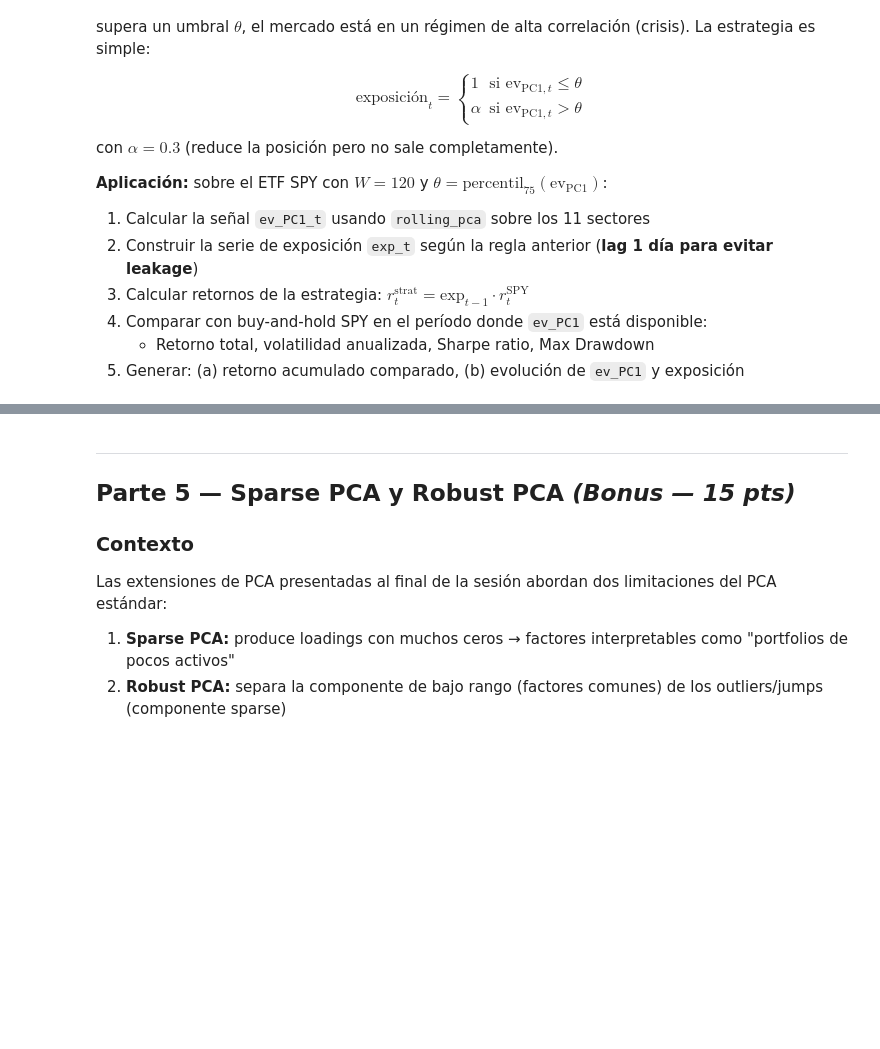
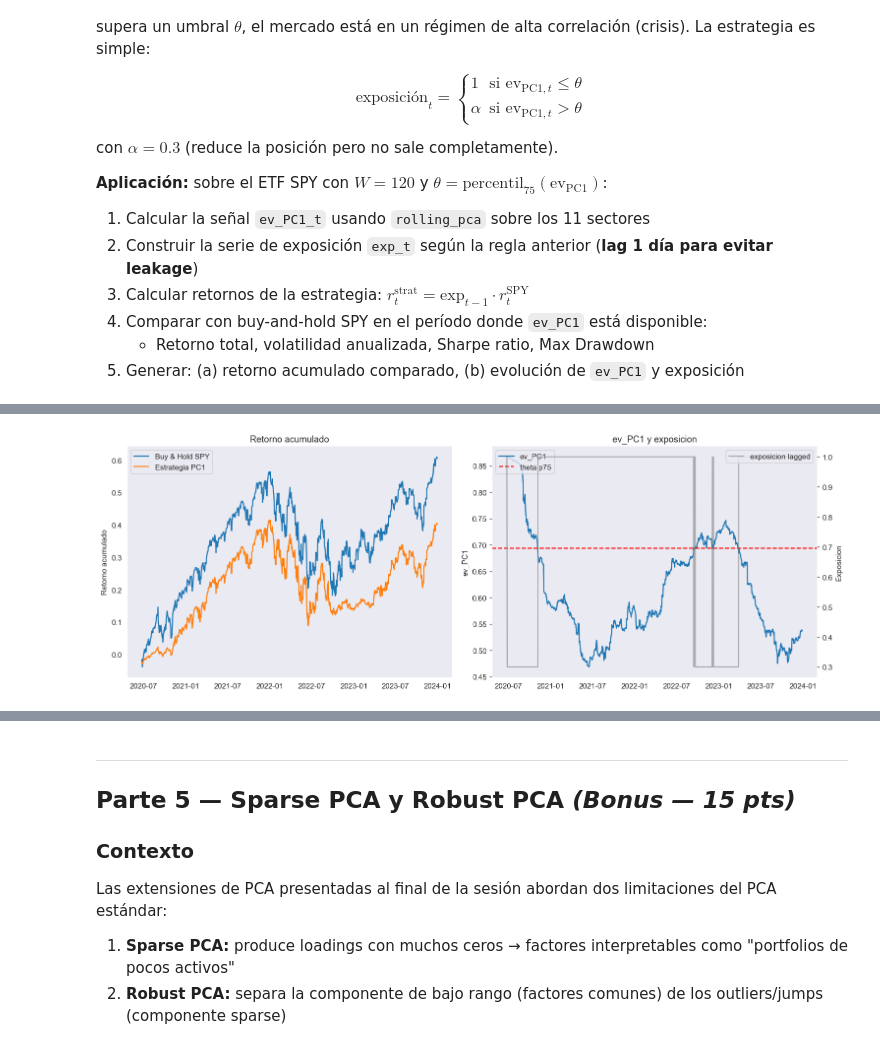
Before and after one commit to Vyena/ml_finance_teixeiradossantos, a Jupyter notebook: notebooks/hw05.ipynb, the cells around one changed output, grey strips where cells are left out. Cells and saved outputs as stored; diff of their text form; code cells hidden in the pictures; blank space fills up the shorter version.

Commit message:
Implementar PCA rolling, estrategia por regímenes y bonus de Sparse PCA y Robust PCA

```diff
--- a/notebooks/hw05.ipynb
+++ b/notebooks/hw05.ipynb
@@ -1085,44 +1085,69 @@ con $\alpha = 0.3$ (reduce la posición pero no sale completamente).
    - Retorno total, volatilidad anualizada, Sharpe ratio, Max Drawdown
 5. Generar: (a) retorno acumulado comparado, (b) evolución de `ev_PC1` y exposición
 # %%
-# Descomenta cuando hayas completado 4.1
-
-# ev_120, _, dates_120 = results_rpca[120]
-# theta = np.percentile(ev_120, 75)
-# print(f'Umbral theta (p75): {theta:.3f}')
+ev_120, _, dates_120 = results_rpca[120]
+theta = np.percentile(ev_120, 75)
+print(f'Umbral theta (p75): {theta:.3f}')
 
 # Señal de exposicion (lag 1 dia)
-# alpha_red = 0.3
-# exposure  = np.where(ev_120 > theta, alpha_red, 1.0)
-# exp_lagged = np.concatenate([[1.0], exposure[:-1]])  # lag 1 para evitar leakage
+alpha_red = 0.3
+exposure  = np.where(ev_120 > theta, alpha_red, 1.0)
+exp_lagged = np.concatenate([[1.0], exposure[:-1]])  # lag 1 para evitar leakage
 
 # Retornos SPY en el mismo periodo
-# spy_all = yf.download('SPY', start='2020-01-01', end='2024-01-01',
-#                       progress=False, auto_adjust=True)['Close']
-# r_spy_all = spy_all.pct_change().dropna()
-# r_spy_strat_period = r_spy_all.reindex(pd.DatetimeIndex(dates_120)).dropna()
-# print(f'Dias estrategia: {len(r_spy_strat_period)}')
+spy_all = yf.download('SPY', start='2020-01-01', end='2024-01-01',
+                      progress=False, auto_adjust=True)['Close']
+r_spy_all = spy_all.pct_change().dropna()
+r_spy_strat_period = r_spy_all.reindex(pd.DatetimeIndex(dates_120)).dropna()
+print(f'Dias estrategia: {len(r_spy_strat_period)}')
 
-# TODO: asegurar que exp_lagged tiene el mismo largo que r_spy_strat_period
-# r_strat = exp_lagged[:len(r_spy_strat_period)] * r_spy_strat_period.values
-# r_bh    = r_spy_strat_period.values
+# asegurar que exp_lagged tiene el mismo largo que r_spy_strat_period
+r_bh = np.ravel(r_spy_strat_period.values)
 
-# TODO: calcula y tabula metricas
-# def metrics_portfolio(r, freq=252):
-#     cum = np.cumprod(1 + r)
-#     mdd = (cum / np.maximum.accumulate(cum) - 1).min()
-#     return {
-#         'Retorno Total':   cum[-1] - 1,
-#         'Vol Anual':       r.std() * np.sqrt(freq),
-#         'Sharpe':          r.mean() / r.std() * np.sqrt(freq),
-#         'Max Drawdown':    mdd
-#     }
+exp_use = exp_lagged[:len(r_bh)]
 
-# df_metrics_strat = pd.DataFrame({
-#     'Buy & Hold SPY': metrics_portfolio(r_bh),
-#     'Estrategia PC1': metrics_portfolio(r_strat),
-# })
-# display(df_metrics_strat.T.round(3))
+r_strat = exp_use * r_bh
 
-# TODO: 2 paneles: retorno acumulado + ev_PC1 con exposicion
-pass
+# calcula y tabula metricas
+def metrics_portfolio(r, freq=252):
+    cum = np.cumprod(1 + r)
+    mdd = (cum / np.maximum.accumulate(cum) - 1).min()
+    return {
+        'Retorno Total':   cum[-1] - 1,
+        'Vol Anual':       r.std() * np.sqrt(freq),
+        'Sharpe':          r.mean() / r.std() * np.sqrt(freq),
+        'Max Drawdown':    mdd
+    }
+
+df_metrics_strat = pd.DataFrame({
+    'Buy & Hold SPY': metrics_portfolio(r_bh),
+    'Estrategia PC1': metrics_portfolio(r_strat),
+})
+display(df_metrics_strat.T.round(3))
+
+cum_bh = np.cumprod(1 + r_bh) - 1
+cum_strat = np.cumprod(1 + r_strat) - 1
+
+fig, (ax1, ax2) = plt.subplots(1, 2, figsize=(14, 5))
+
+ax1.plot(r_spy_strat_period.index, cum_bh, label='Buy & Hold SPY')
+ax1.plot(r_spy_strat_period.index, cum_strat, label='Estrategia PC1')
+ax1.set_title('Retorno acumulado')
+ax1.set_ylabel('Retorno acumulado')
+ax1.legend()
+
+ax2.plot(dates_120[:len(ev_120)], ev_120, label='ev_PC1')
+ax2.axhline(theta, color='red', linestyle='--', label='theta p75')
+
+ax2b = ax2.twinx()
+ax2b.plot(r_spy_strat_period.index, exp_use, color='gray', alpha=0.6, label='exposicion lagged')
+ax2b.set_ylabel('Exposicion')
+
+ax2.set_title('ev_PC1 y exposicion')
+ax2.set_ylabel('ev_PC1')
+ax2.legend(loc='upper left')
+ax2b.legend(loc='upper right')
+
+plt.tight_layout()
+plt.show()
+# %% [output]
@@ -1129,3 +1159,4 @@ pass
+[figure, added]
 # %% [markdown]
 **Responde (mínimo 2 oraciones por pregunta):**
 
```
Also changed, not shown: parts of 6 cells of this notebook.
